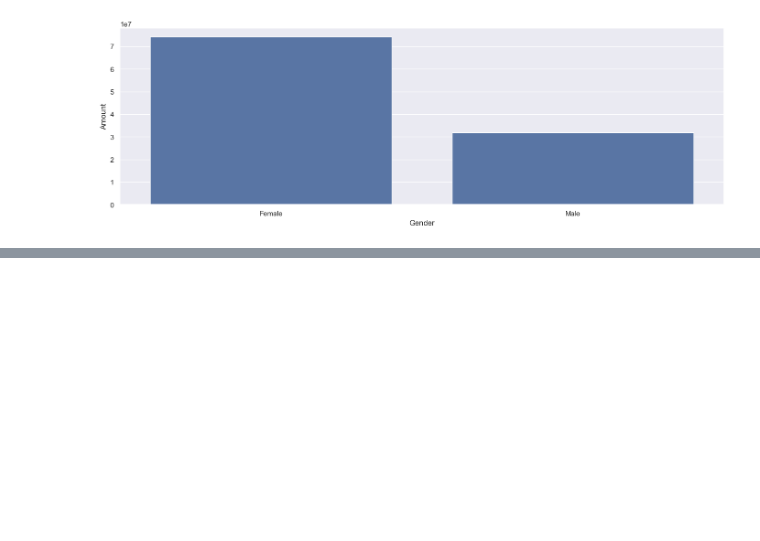
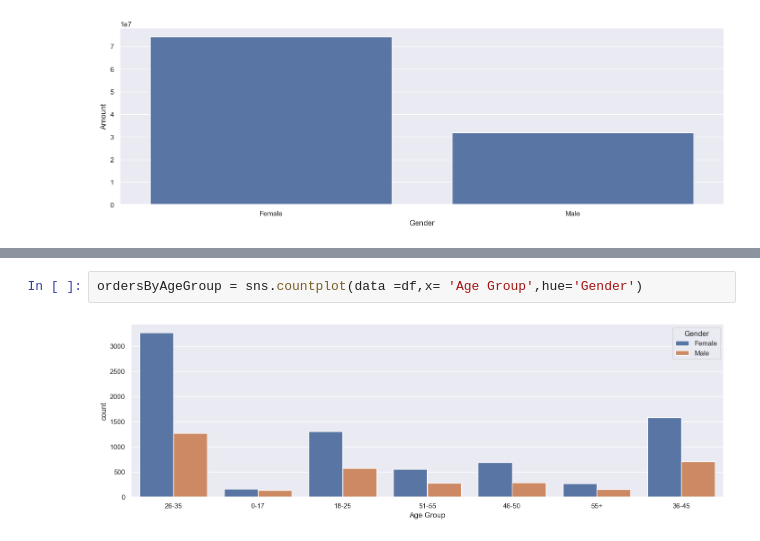
Before and after one commit to shivam2409/Sales_analysis_python, a Jupyter notebook: Sales Analysis.ipynb, the cells around one changed output, grey strips where cells are left out. Drawn from its saved outputs; the diff is of its cells as text; blank space fills up the shorter version.

```diff
--- a/Sales Analysis.ipynb
+++ b/Sales Analysis.ipynb
@@ -213,0 +230,4 @@ sns.barplot(x='Gender',y='Amount',data=amountByGender)
+# %%
+ordersByAgeGroup = sns.countplot(data =df,x= 'Age Group',hue='Gender')
+# %% [output]
+[figure, added]
```
Also changed, not shown: parts of 7 cells of this notebook.
